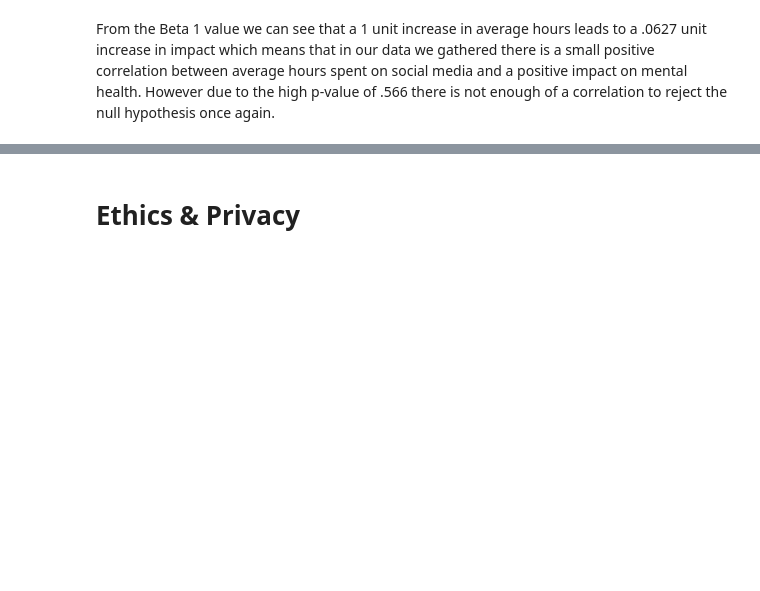
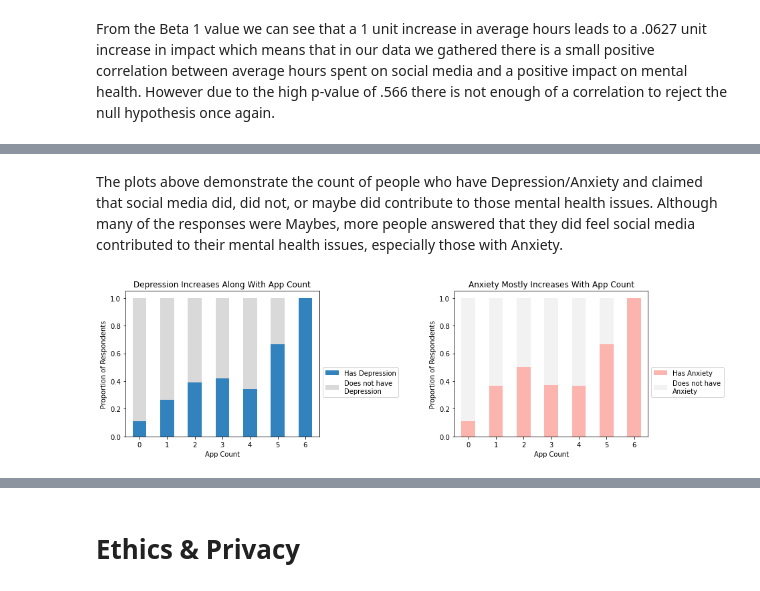
Before and after one commit to CHXBilly/GOGS108-Final-Proejct, a Jupyter notebook: FinalProject_group036.ipynb, the cells around one changed output, grey strips where cells are left out. Saved outputs shown, nothing was run; the diff lists cells and outputs as text; code cells hidden in the pictures; blank space fills up the shorter version.

```diff
--- a/FinalProject_group036.ipynb
+++ b/FinalProject_group036.ipynb
@@ -358,0 +311,40 @@ ax.set_ylabel("Proportion of respondents");
+# %% [markdown]
+The plots above demonstrate the count of people who have Depression/Anxiety and claimed that social media did, did not, or maybe did contribute to those mental health issues. Although many of the responses were Maybes, more people answered that they did feel social media contributed to their mental health issues, especially those with Anxiety.
+# %%
+# 'Accent',
+# 'Paired', 'Pastel2'
+# 'Set2','YlGnBu_r',
+# 'crest_r', 'gist_ncar','icefire','mako'
+fig, ax = plt.subplots(1,2,figsize=(14,4))
+
+df2 = df.groupby(['Depression','app count'])['Depression'].count().unstack('app count').fillna(0)
+sub_df2 = np.transpose(df2.div(df2.sum()))
+columns_titles = [True,False]
+sub_df2 = sub_df2.reindex(columns=columns_titles)
+
+# generate plot
+ax1 = sub_df2.plot(kind='bar', stacked=True, rot=0, animated=True, colormap='tab20c',
+                  title='Depression Increases Along With App Count', ax=ax[0])
+
+# customize plot
+ax1.legend(('Has Depression','Does not have\nDepression'), loc='best', bbox_to_anchor=(1.0, 0.5))
+ax1.set_ylabel("Proportion of Respondents");
+ax1.set_xlabel("App Count")
+
+df2 = df.groupby([ 'Anxiety','app count'])['Anxiety'].count().unstack('app count').fillna(0)
+sub_df2 = np.transpose(df2.div(df2.sum()))
+columns_titles = [True,False]
+sub_df2 = sub_df2.reindex(columns=columns_titles)
+
+# generate plot
+ax2 = sub_df2.plot(kind='bar', stacked=True, rot=0, colormap='Pastel1',
+                  title='Anxiety Mostly Increases With App Count', ax=ax[1])
+
+# customize plot
+ax2.legend(('Has Anxiety','Does not have\nAnxiety'), loc='best', bbox_to_anchor=(1.0, 0.5))
+ax2.set_ylabel("Proportion of Respondents");
+ax2.set_xlabel("App Count")
+
+plt.subplots_adjust(wspace=0.7)
+# %% [output]
+[figure, added]
```
Also changed, not shown: parts of 58 cells of this notebook.
